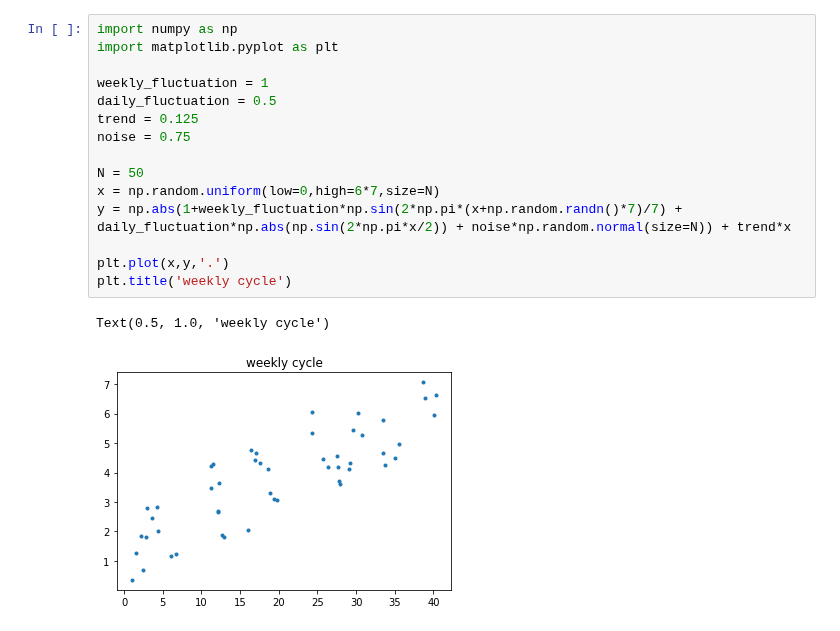
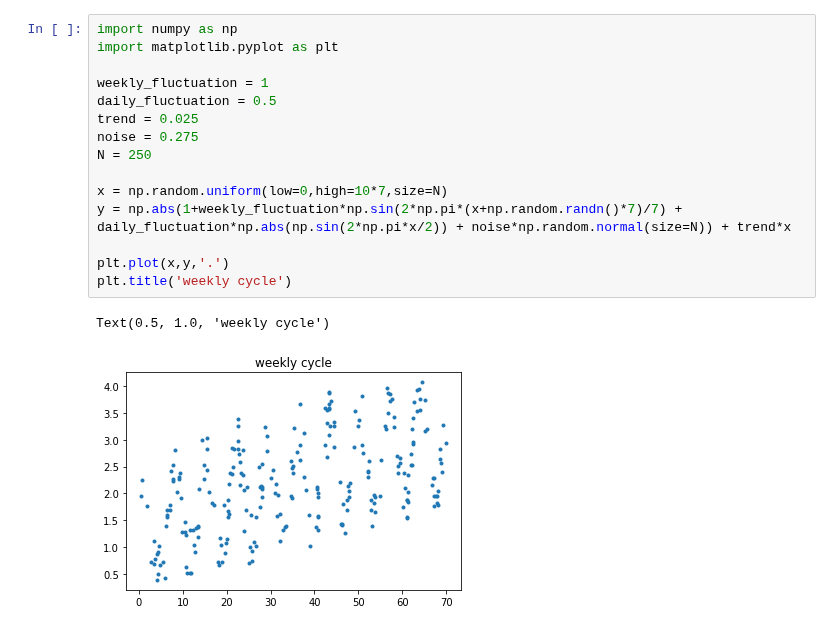
Before and after one commit to jpbm/probabilism, a Jupyter notebook: Statistics - Periodic Features.ipynb, the cells around one changed output. Saved outputs shown, nothing was run; the diff lists cells and outputs as text.

```diff
--- a/Statistics - Periodic Features.ipynb
+++ b/Statistics - Periodic Features.ipynb
@@ -12,21 +17,21 @@ Also, in real life, a multiplicative model would probably be more appropriate.
 # %%
 import numpy as np
 import matplotlib.pyplot as plt
 
 weekly_fluctuation = 1
 daily_fluctuation = 0.5
-trend = 0.125
-noise = 0.75
+trend = 0.025
+noise = 0.275
+N = 250
 
-N = 50
-x = np.random.uniform(low=0,high=6*7,size=N)
+x = np.random.uniform(low=0,high=10*7,size=N)
 y = np.abs(1+weekly_fluctuation*np.sin(2*np.pi*(x+np.random.randn()*7)/7) + daily_fluctuation*np.abs(np.sin(2*np.pi*x/2)) + noise*np.random.normal(size=N)) + trend*x
 
 plt.plot(x,y,'.')
 plt.title('weekly cycle')
 # %% [output]
 Text(0.5, 1.0, 'weekly cycle')
-[figure, old version]
+[figure, new version]
 # %%
 from sklearn.linear_model import LinearRegression
 
```
Also changed, not shown: parts of 6 cells of this notebook.
